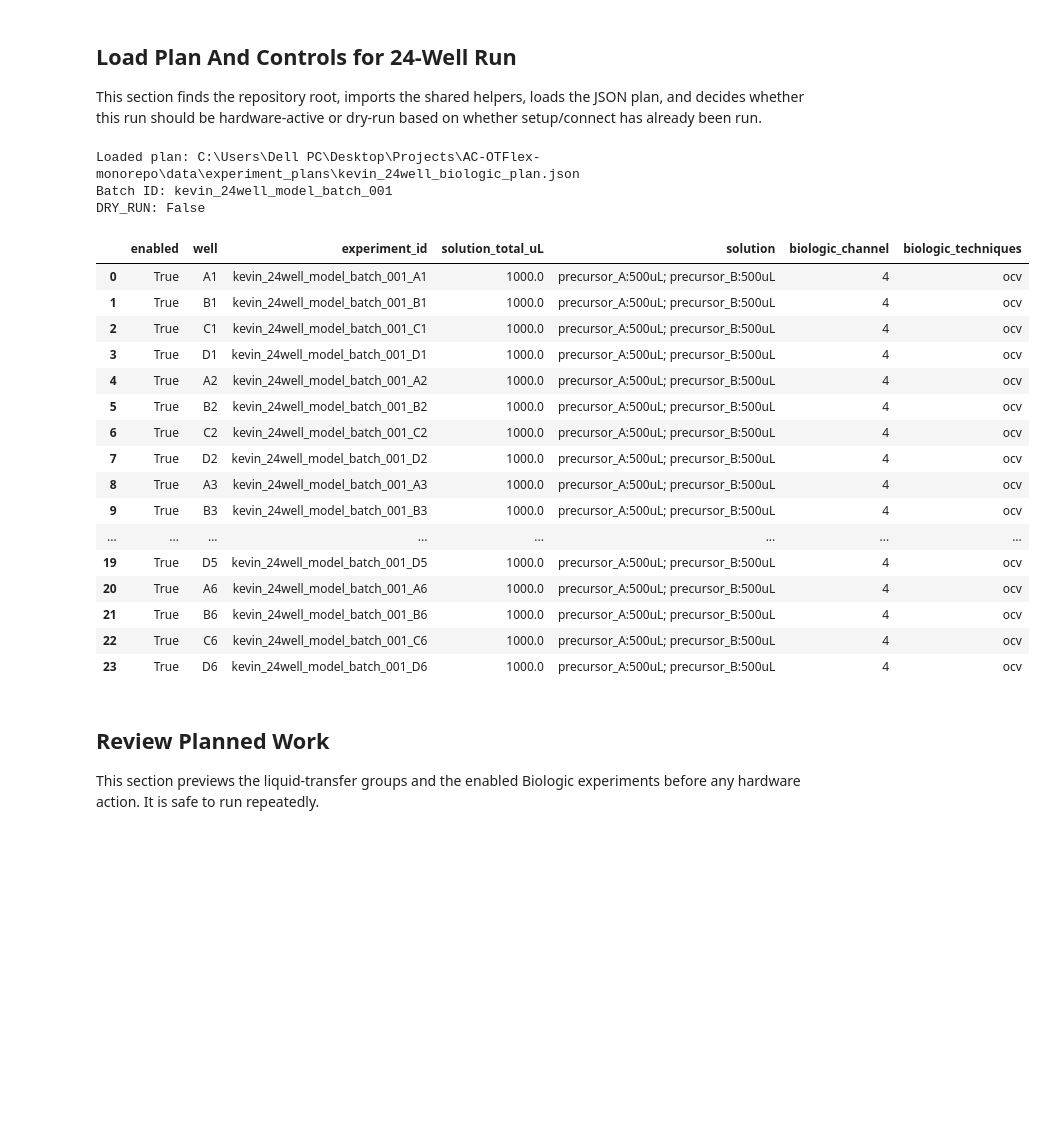
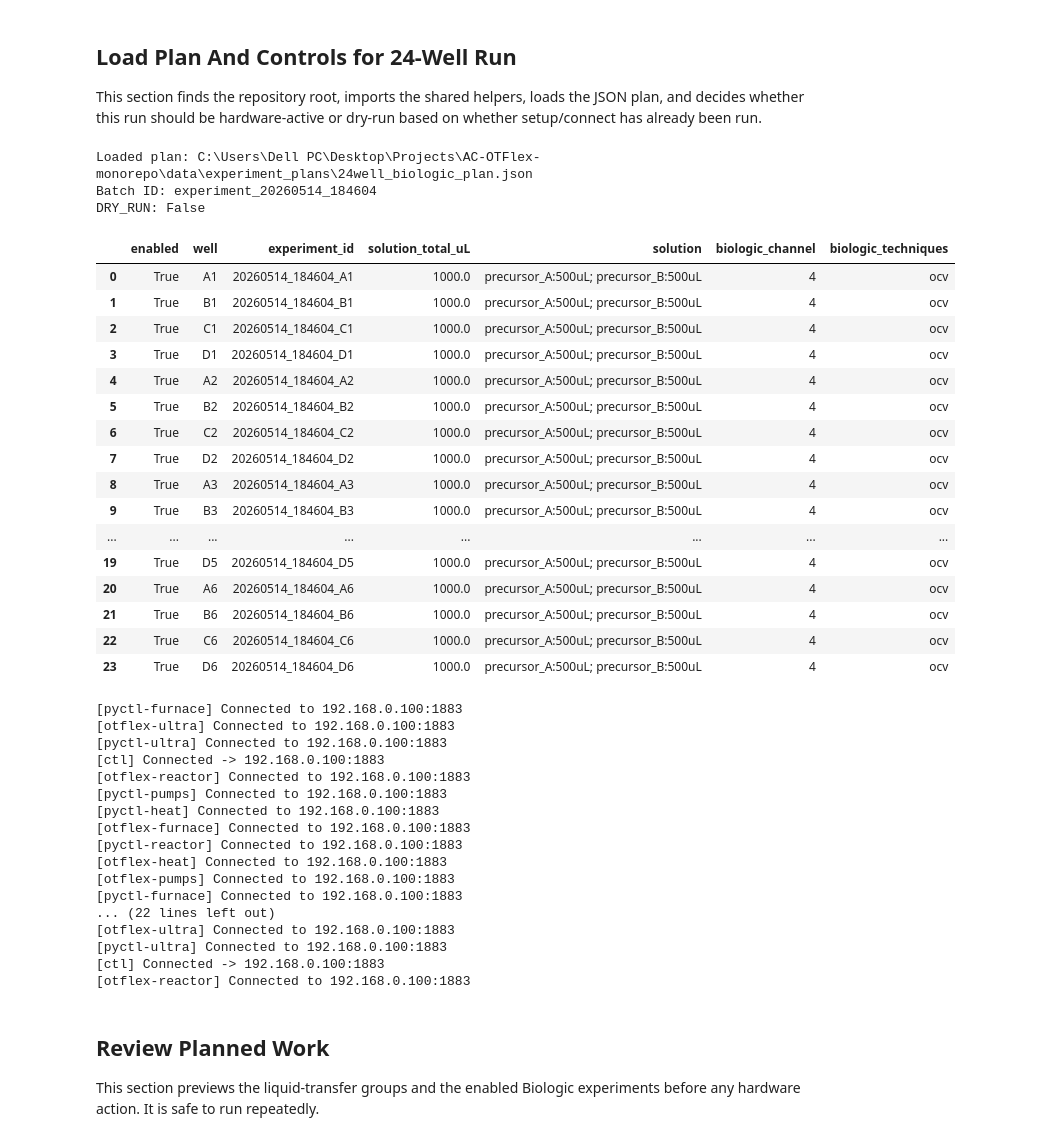
Before and after one commit to ACSDL1/AC-OTFlex-monorepo, a Jupyter notebook: notebooks/workflows/Kevin_24well_workflow.ipynb, the cells around one changed output. Drawn from its saved outputs; the diff is of its cells as text; code cells hidden in the pictures; blank space fills up the shorter version.

```diff
--- a/notebooks/workflows/Kevin_24well_workflow.ipynb
+++ b/notebooks/workflows/Kevin_24well_workflow.ipynb
@@ -461,6 +467,7 @@ This section finds the repository root, imports the shared helpers, loads the JS
 import json
 import sys
 from pathlib import Path
+from datetime import datetime
 
 # Locate repo root even if this notebook is launched from notebooks/workflows.
 repo_root = Path.cwd().resolve()
@@ -479,55 +486,74 @@ from src.workflows.kevin_24well_Helper_Functions import (
     fill_reactor_from_plan,
     flush_well_params,
     flush_wells_from_plan,
     load_plan,
     move_electrode_to_well,
     pick_electrode_tool,
     require_setup_namespace,
     return_electrode_tool,
     solution_transfer_groups,
     ultrasonic_clean_electrode,
     write_batch_summary,
 )
 
-PLAN_PATH = repo_root / "data" / "experiment_plans" / "kevin_24well_biologic_plan.json"
+PLAN_PATH = repo_root / "data" / "experiment_plans" / "24well_biologic_plan.json"
 DRY_RUN = None  # None = auto: dry-run unless setup/connect is ready. Set True/False to override.
 RESUME_FROM_WELL = None  # Example: "C3" to skip earlier enabled wells.
 STOP_AFTER_WELL = None   # Example: "D3" for a partial run.
 
 DRY_RUN, setup_missing = auto_dry_run(globals(), DRY_RUN)
 plan = load_plan(PLAN_PATH)
-batch_out_dir = repo_root / "data" / "out" / plan["batch_id"]
-local_batch_dir = batch_out_dir / "biologic"
+timestamp = datetime.now().strftime("%Y%m%d_%H%M%S")
+
+batch_out_dir = repo_root / "data" / "out" / f"experiment_{timestamp}"
+local_batch_dir = batch_out_dir
 batch_out_dir.mkdir(parents=True, exist_ok=True)
 local_batch_dir.mkdir(parents=True, exist_ok=True)
 
 print(f"Loaded plan: {PLAN_PATH}")
-print(f"Batch ID: {plan['batch_id']}")
+print(f"Batch ID: experiment_{timestamp}")
 print(f"DRY_RUN: {DRY_RUN}")
 if setup_missing:
     print("Setup not ready:", ", ".join(setup_missing))
 experiments_dataframe(plan)
 # %% [output]
-Loaded plan: C:\Users\Dell PC\Desktop\Projects\AC-OTFlex-monorepo\data\experiment_plans\kevin_24well_biologic_plan.json
-Batch ID: kevin_24well_model_batch_001
+Loaded plan: C:\Users\Dell PC\Desktop\Projects\AC-OTFlex-monorepo\data\experiment_plans\24well_biologic_plan.json
+Batch ID: experiment_20260514_184604
 DRY_RUN: False
 |  | enabled | well | experiment_id | solution_total_uL | solution | biologic_channel | biologic_techniques |
-| 0 | True | A1 | kevin_24well_model_batch_001_A1 | 1000.0 | precursor_A:500uL; precursor_B:500uL | 4 | ocv |
-| 1 | True | B1 | kevin_24well_model_batch_001_B1 | 1000.0 | precursor_A:500uL; precursor_B:500uL | 4 | ocv |
-| 2 | True | C1 | kevin_24well_model_batch_001_C1 | 1000.0 | precursor_A:500uL; precursor_B:500uL | 4 | ocv |
-| 3 | True | D1 | kevin_24well_model_batch_001_D1 | 1000.0 | precursor_A:500uL; precursor_B:500uL | 4 | ocv |
-| 4 | True | A2 | kevin_24well_model_batch_001_A2 | 1000.0 | precursor_A:500uL; precursor_B:500uL | 4 | ocv |
-| 5 | True | B2 | kevin_24well_model_batch_001_B2 | 1000.0 | precursor_A:500uL; precursor_B:500uL | 4 | ocv |
-| 6 | True | C2 | kevin_24well_model_batch_001_C2 | 1000.0 | precursor_A:500uL; precursor_B:500uL | 4 | ocv |
-| 7 | True | D2 | kevin_24well_model_batch_001_D2 | 1000.0 | precursor_A:500uL; precursor_B:500uL | 4 | ocv |
-| 8 | True | A3 | kevin_24well_model_batch_001_A3 | 1000.0 | precursor_A:500uL; precursor_B:500uL | 4 | ocv |
-| 9 | True | B3 | kevin_24well_model_batch_001_B3 | 1000.0 | precursor_A:500uL; precursor_B:500uL | 4 | ocv |
+| 0 | True | A1 | 20260514_184604_A1 | 1000.0 | precursor_A:500uL; precursor_B:500uL | 4 | ocv |
+| 1 | True | B1 | 20260514_184604_B1 | 1000.0 | precursor_A:500uL; precursor_B:500uL | 4 | ocv |
+| 2 | True | C1 | 20260514_184604_C1 | 1000.0 | precursor_A:500uL; precursor_B:500uL | 4 | ocv |
+| 3 | True | D1 | 20260514_184604_D1 | 1000.0 | precursor_A:500uL; precursor_B:500uL | 4 | ocv |
+| 4 | True | A2 | 20260514_184604_A2 | 1000.0 | precursor_A:500uL; precursor_B:500uL | 4 | ocv |
+| 5 | True | B2 | 20260514_184604_B2 | 1000.0 | precursor_A:500uL; precursor_B:500uL | 4 | ocv |
+| 6 | True | C2 | 20260514_184604_C2 | 1000.0 | precursor_A:500uL; precursor_B:500uL | 4 | ocv |
+| 7 | True | D2 | 20260514_184604_D2 | 1000.0 | precursor_A:500uL; precursor_B:500uL | 4 | ocv |
+| 8 | True | A3 | 20260514_184604_A3 | 1000.0 | precursor_A:500uL; precursor_B:500uL | 4 | ocv |
+| 9 | True | B3 | 20260514_184604_B3 | 1000.0 | precursor_A:500uL; precursor_B:500uL | 4 | ocv |
 | ... | ... | ... | ... | ... | ... | ... | ... |
-| 19 | True | D5 | kevin_24well_model_batch_001_D5 | 1000.0 | precursor_A:500uL; precursor_B:500uL | 4 | ocv |
-| 20 | True | A6 | kevin_24well_model_batch_001_A6 | 1000.0 | precursor_A:500uL; precursor_B:500uL | 4 | ocv |
-| 21 | True | B6 | kevin_24well_model_batch_001_B6 | 1000.0 | precursor_A:500uL; precursor_B:500uL | 4 | ocv |
-| 22 | True | C6 | kevin_24well_model_batch_001_C6 | 1000.0 | precursor_A:500uL; precursor_B:500uL | 4 | ocv |
-| 23 | True | D6 | kevin_24well_model_batch_001_D6 | 1000.0 | precursor_A:500uL; precursor_B:500uL | 4 | ocv |
+| 19 | True | D5 | 20260514_184604_D5 | 1000.0 | precursor_A:500uL; precursor_B:500uL | 4 | ocv |
+| 20 | True | A6 | 20260514_184604_A6 | 1000.0 | precursor_A:500uL; precursor_B:500uL | 4 | ocv |
+| 21 | True | B6 | 20260514_184604_B6 | 1000.0 | precursor_A:500uL; precursor_B:500uL | 4 | ocv |
+| 22 | True | C6 | 20260514_184604_C6 | 1000.0 | precursor_A:500uL; precursor_B:500uL | 4 | ocv |
+| 23 | True | D6 | 20260514_184604_D6 | 1000.0 | precursor_A:500uL; precursor_B:500uL | 4 | ocv |
+[pyctl-furnace] Connected to 192.168.0.100:1883
+[otflex-ultra] Connected to 192.168.0.100:1883
+[pyctl-ultra] Connected to 192.168.0.100:1883
+[ctl] Connected -> 192.168.0.100:1883
+[otflex-reactor] Connected to 192.168.0.100:1883
+[pyctl-pumps] Connected to 192.168.0.100:1883
+[pyctl-heat] Connected to 192.168.0.100:1883
+[otflex-furnace] Connected to 192.168.0.100:1883
+[pyctl-reactor] Connected to 192.168.0.100:1883
+[otflex-heat] Connected to 192.168.0.100:1883
+[otflex-pumps] Connected to 192.168.0.100:1883
+[pyctl-furnace] Connected to 192.168.0.100:1883
+... (22 lines left out)
+[otflex-ultra] Connected to 192.168.0.100:1883
+[pyctl-ultra] Connected to 192.168.0.100:1883
+[ctl] Connected -> 192.168.0.100:1883
+[otflex-reactor] Connected to 192.168.0.100:1883
 # %% [markdown]
 ## Review Planned Work
 
```
Also changed, not shown: parts of 6 cells of this notebook, 2 other files.
